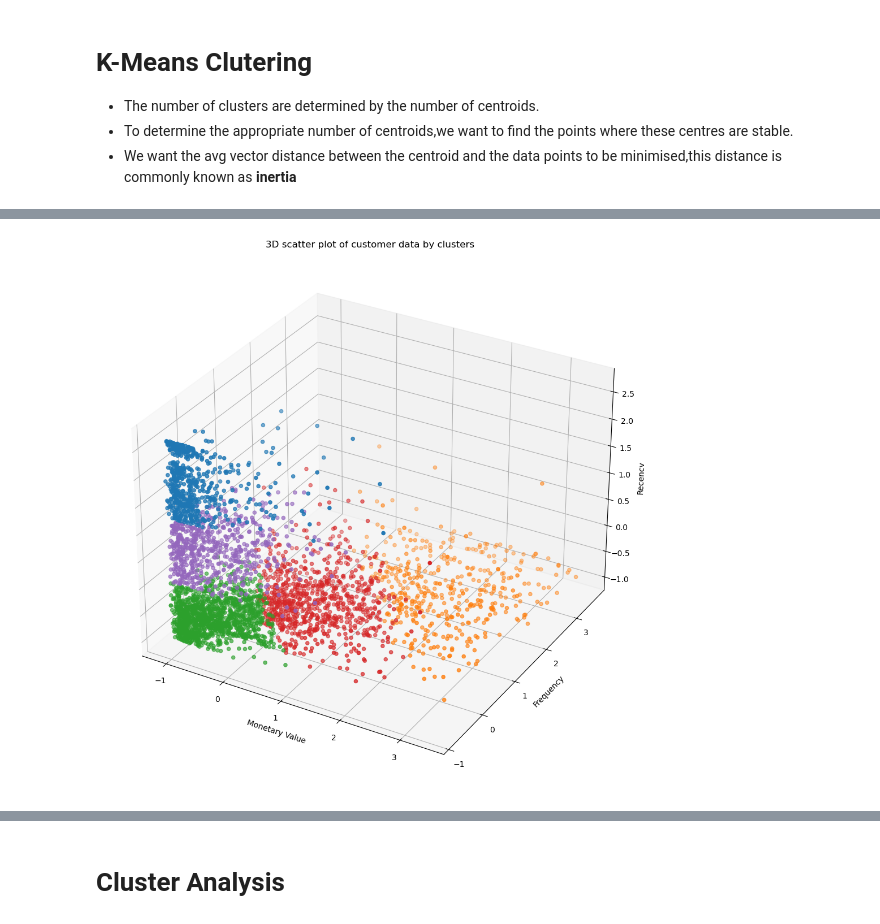
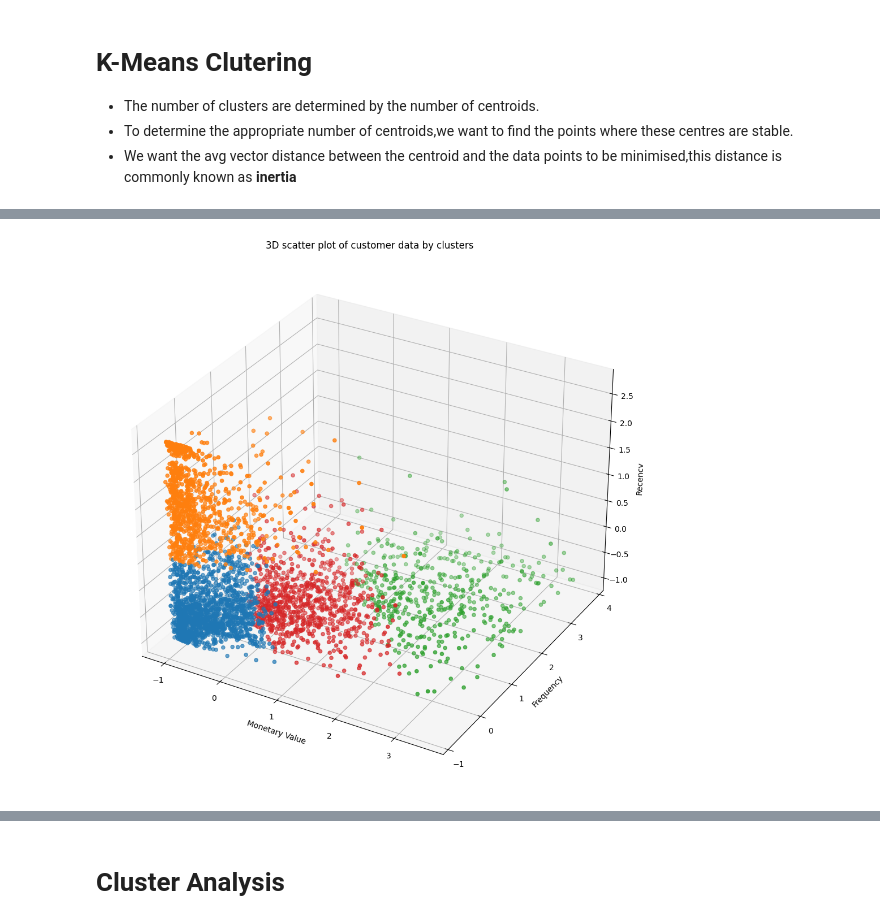
Before and after one commit to tatv047/online-retail-data-analysis, a Jupyter notebook: notebooks/customer-segmentation.ipynb, the cells around one changed output, grey strips where cells are left out. Drawn from its saved outputs; the diff is of its cells as text; code cells hidden in the pictures.

```diff
--- a/notebooks/customer-segmentation.ipynb
+++ b/notebooks/customer-segmentation.ipynb
@@ -155,8 +163,8 @@ M_Q3 = aggregated_df['MonetaryValue'].quantile(0.75)
 M_IQR = M_Q3 - M_Q1
 
 # seperating outlier
-monetary_outliers_df = aggregated_df[(aggregated_df['MonetaryValue'] > (M_Q3 + M_IQR*1.25)) |
-                                    (aggregated_df['MonetaryValue'] < (M_Q1 - M_IQR*1.25))].copy()
+monetary_outliers_df = aggregated_df[(aggregated_df['MonetaryValue'] > (M_Q3 + M_IQR*1.5)) |
+                                    (aggregated_df['MonetaryValue'] < (M_Q1 - M_IQR*1.5))].copy()
 monetary_outliers_df.describe()
 # %% [output]
 |  | CustomerID | MonetaryValue | Frequency | LastInvoice | Recency |
@@ -174,8 +182,8 @@ F_Q3 = aggregated_df['Frequency'].quantile(0.75)
 F_IQR = F_Q3 - F_Q1
 
 # seperating outlier
-frequency_outliers_df = aggregated_df[(aggregated_df['Frequency'] > (F_Q3 + F_IQR*1.25)) |
-                                    (aggregated_df['Frequency'] < (F_Q1 - F_IQR*1.25))].copy()
+frequency_outliers_df = aggregated_df[(aggregated_df['Frequency'] > (F_Q3 + F_IQR*1.5)) |
+                                    (aggregated_df['Frequency'] < (F_Q1 - F_IQR*1.5))].copy()
 frequency_outliers_df.describe()
 # %% [output]
 |  | CustomerID | MonetaryValue | Frequency | LastInvoice | Recency |
@@ -190,6 +198,6 @@ frequency_outliers_df.describe()
 # %%
 non_outliers_df = aggregated_df[(~aggregated_df.index.isin(monetary_outliers_df.index)) &
-                               (~aggregated_df.index.isin(frequency_outliers_df.index))]
+                               (~aggregated_df.index.isin(frequency_outliers_df.index))].copy()
 non_outliers_df.describe()
 # %% [output]
 |  | CustomerID | MonetaryValue | Frequency | LastInvoice | Recency |
@@ -372,5 +380,5 @@ We will use k=5 over k=6,and generally using less clusters is good because then
 # %%
-kmeans = KMeans(n_clusters=5,random_state=42,max_iter=1000)
+kmeans = KMeans(n_clusters=4,random_state=42,max_iter=1000)
 cluster_labels = kmeans.fit_predict(scaled_data_df)
 cluster_labels
 # %% [output]
@@ -407,33 +410,32 @@ Any NaN values: 0
 # %%
 # visualising the different clusters
 cluster_colors = {
     0: '#1f77b4',
     1: '#ff7f0e',
     2: '#2ca02c',
-    3: '#d62728',
-    4: '#9467bd'
+    3: '#d62728'
 }
 
 colors = non_outliers_df['Cluster'].map(cluster_colors)
 
 fig = plt.figure(figsize=(10,10))
 
 ax = fig.add_subplot(projection= '3d')
 
 scatter = ax.scatter(scaled_data_df['MonetaryValue'],
                      scaled_data_df['Frequency'],
                      scaled_data_df['Recency'],
                      c = colors,
                      marker = 'o'
                      )
 
 ax.set_xlabel('Monetary Value')
 ax.set_ylabel('Frequency')
 ax.set_zlabel('Recency')
 
 ax.set_title('3D scatter plot of customer data by clusters')
 
 plt.tight_layout()
 plt.show()
 # %% [output]
-[figure, old version]
+[figure, new version]
```
Also changed, not shown: parts of 28 cells of this notebook, 18 other files.
